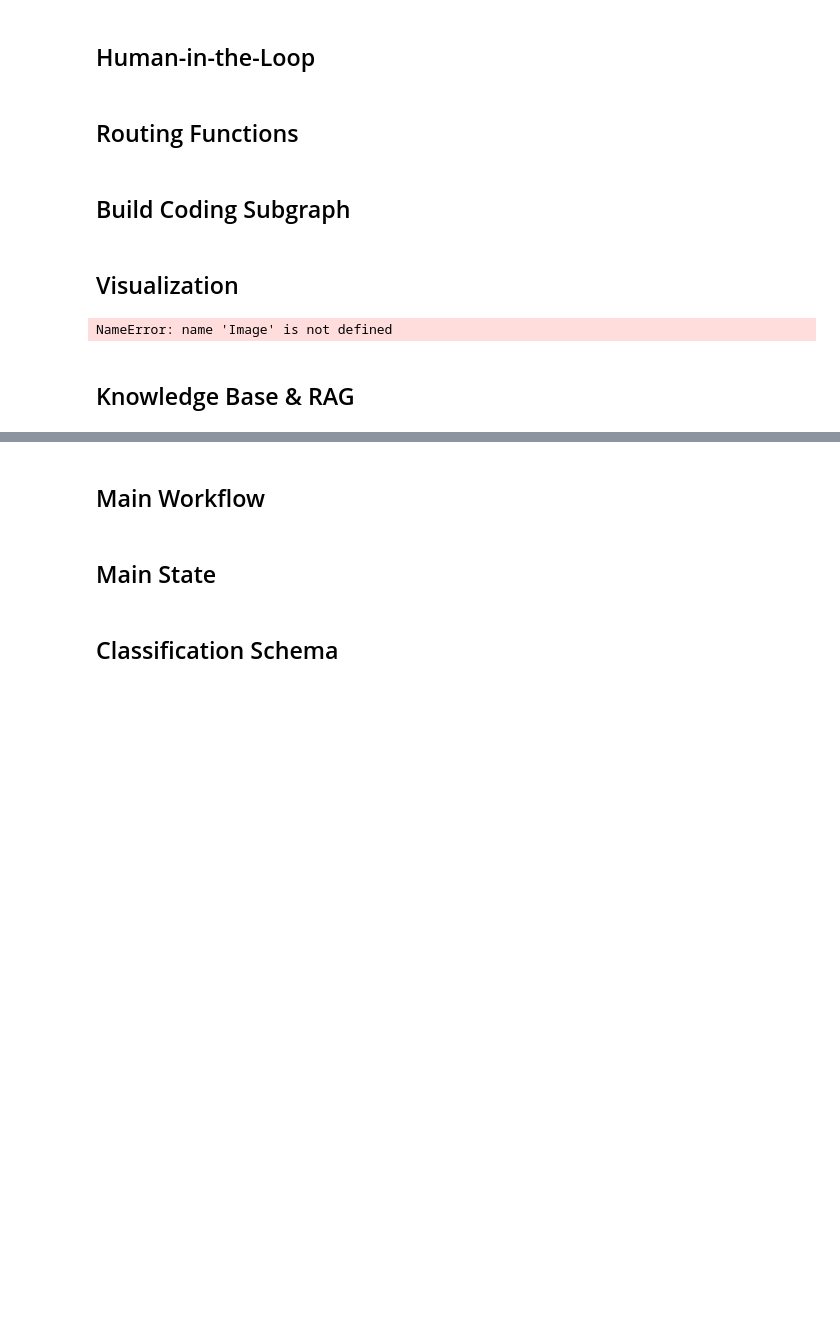
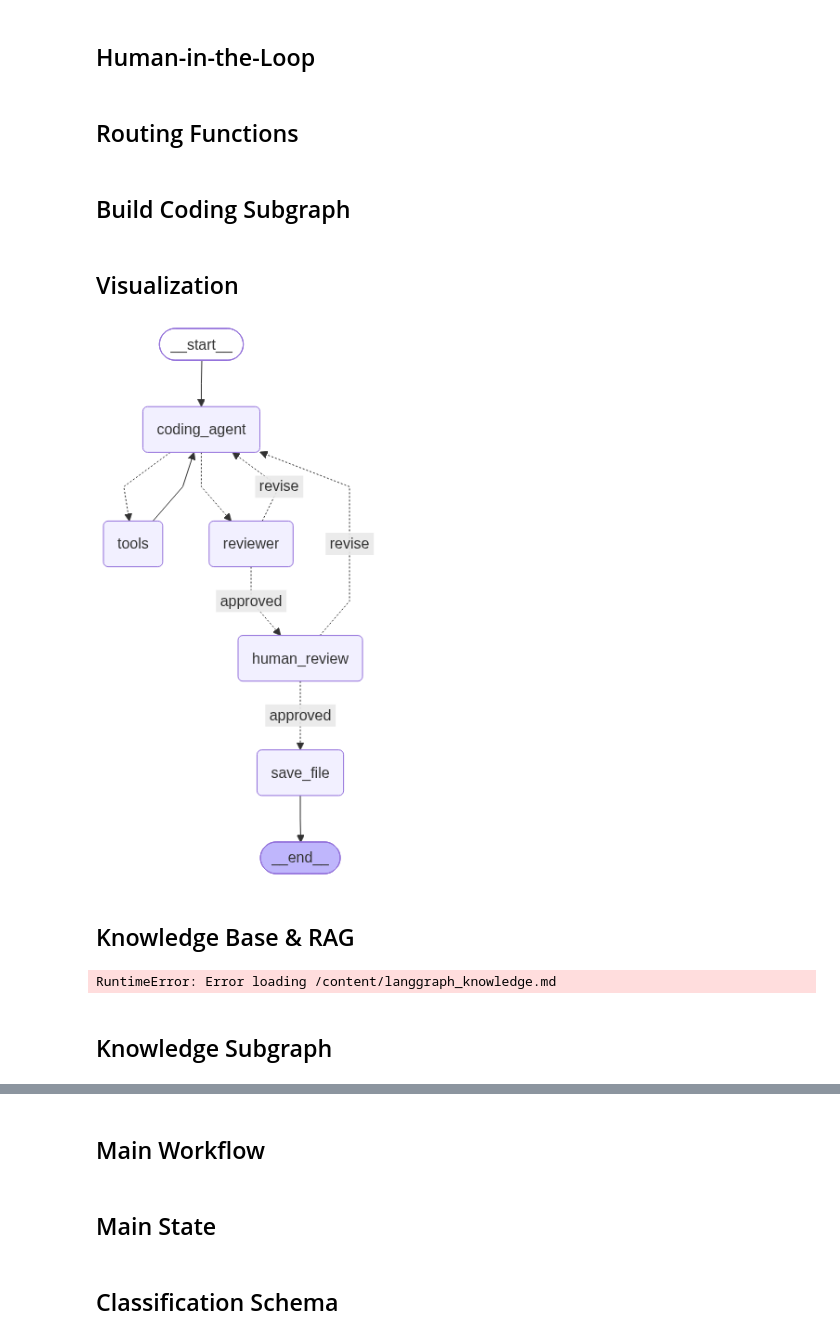
Before and after one commit to nika19du/LangGraph-Agent-Workflows, a Jupyter notebook: Multi_Agent_AI_Developer_Assistant.ipynb, the cells around one changed output, grey strips where cells are left out. Drawn from its saved outputs; the diff is of its cells as text; code cells hidden in the pictures; blank space fills up the shorter version.

```diff
--- a/Multi_Agent_AI_Developer_Assistant.ipynb
+++ b/Multi_Agent_AI_Developer_Assistant.ipynb
@@ -274,7 +290,7 @@ def read_file(file_path: str) -> str:
         return f"Error: '{file_path}' is not a file."
 
     try:
-      with path.open(mode="r") as file:
+      with path.open(mode="r", encoding = "utf-8") as file:
           return file.read()
     except Exception as e:
         return f"Error: Could not read file: {e}"
@@ -360,8 +376,4 @@ coding_tools = [
 
 coding_model_with_tools = coding_model.bind_tools(coding_tools)
 
-tool_node = ToolNode(coding_tools)
-
-knowledge_model_with_tools = coding_model.bind_tools(knowledge_tools)
-
-knowledge_tool_node = ToolNode(knowledge_tools)
+coding_tool_node = ToolNode(coding_tools)
@@ -426,7 +452,7 @@ def coding_agent(state: CodingState):
                 {state.get("file_path", "")}
 
                 Reviewer feedback:
-                {state.get("review", {}).get("feedback", ()) if state.get("review") else ""}
+                {state.get("review", {}).get("feedback", "") if state.get("review") else ""}
 
                 Human feedback:
                 {state.get("human_feedback", "")}
@@ -539,7 +565,7 @@ def route_after_human(state: CodingState):
 coding_builder = StateGraph(CodingState)
 
 coding_builder.add_node('coding_agent', coding_agent)
-coding_builder.add_node('tools', tool_node)
+coding_builder.add_node('tools', coding_tool_node)
 coding_builder.add_node('reviewer', code_reviewer)
 coding_builder.add_node('human_review', human_review)
 coding_builder.add_node("save_file", save_file)
@@ -580,11 +606,21 @@ coding_builder.add_edge("save_file", END)
 coding_subgraph = coding_builder.compile(debug = True)
 # %% [markdown]
 ## Visualization
-# %%
-display(Image(
-    coding_subgraph.get_graph(xray=True).draw_mermaid_png()
-))
-# %% [output]
-NameError: name 'Image' is not defined
+# %%
+display_graph(
+    coding_subgraph,
+    Path("coding_subgraph.png")
+)
+# %% [output]
+[figure, added]
 # %% [markdown]
 ## Knowledge Base & RAG
+# %%
+loader = TextLoader(
+    "/content/langgraph_knowledge.md",
+    encoding = "utf-8"
+)
+
+documents = loader.load()
+# %% [output]
+RuntimeError: Error loading /content/langgraph_knowledge.md
@@ -591,3 +637,5 @@ NameError: name 'Image' is not defined
+# %% [markdown]
+## Knowledge Subgraph
 # %%
 class KnowledgeState(TypedDict):
   user_request: str
```
Also changed, not shown: parts of 44 cells of this notebook.
